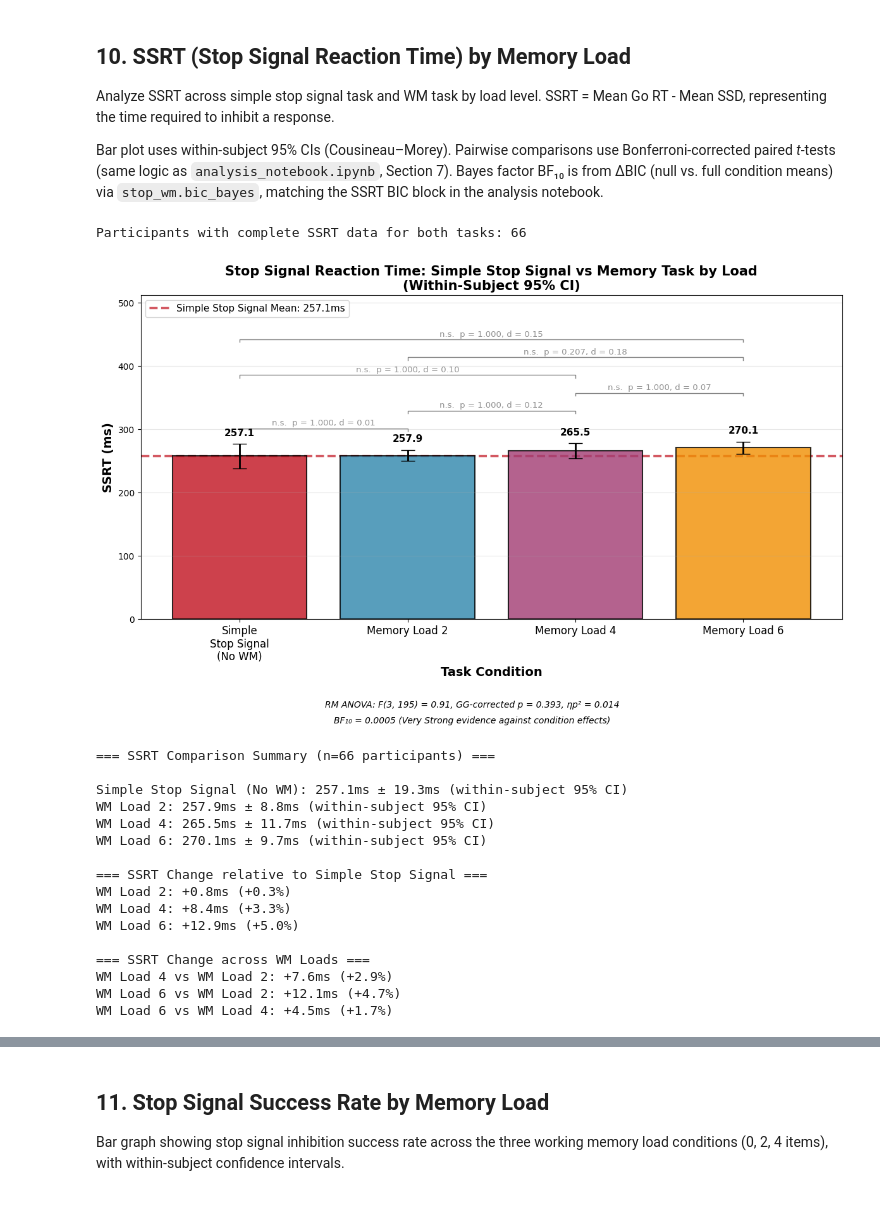
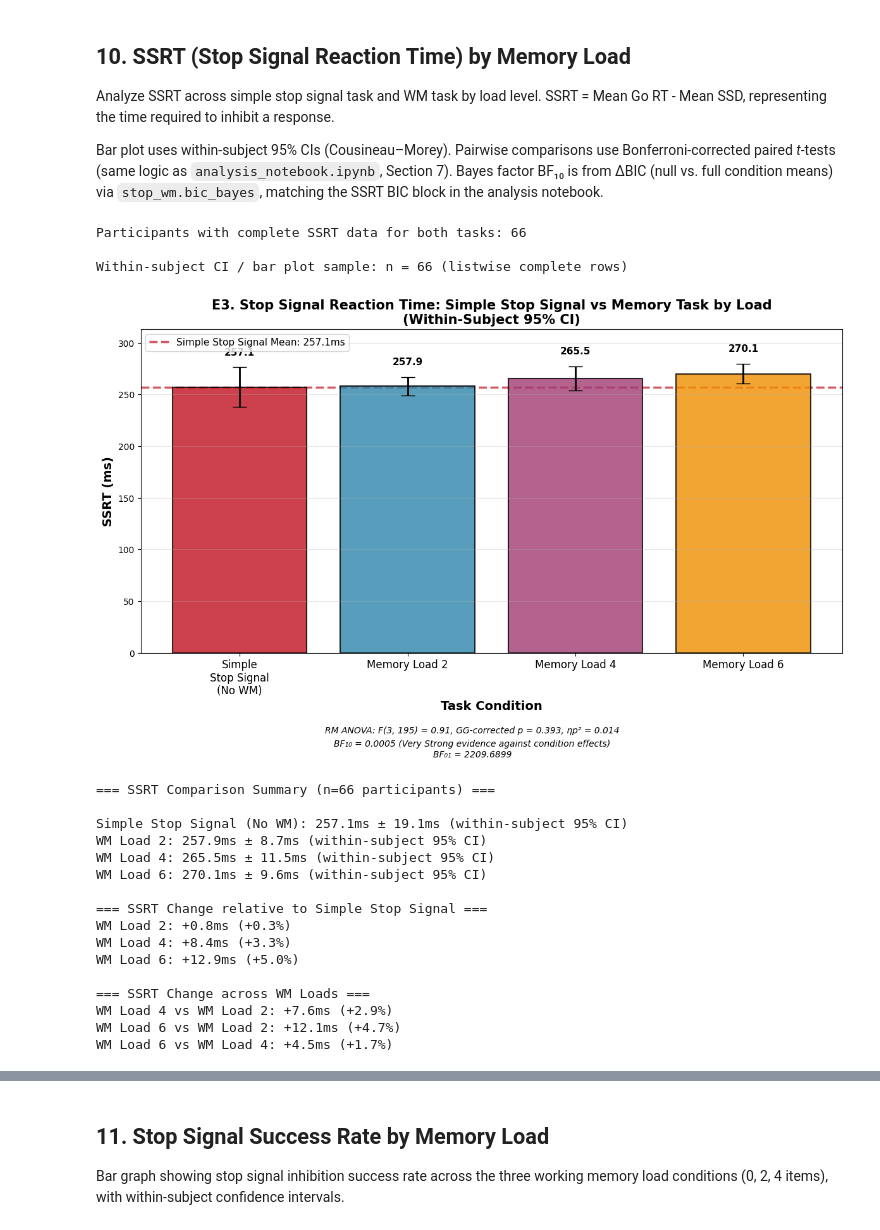
Before and after one commit to lynde-wolf/stop_signal_nested_memory_highload_analysis, a Jupyter notebook: notebooks/visualization_notebook.ipynb, the cells around one changed output, grey strips where cells are left out. Drawn from its saved outputs; the diff is of its cells as text; code cells hidden in the pictures.

```diff
--- a/notebooks/visualization_notebook.ipynb
+++ b/notebooks/visualization_notebook.ipynb
@@ -495,7 +495,7 @@ ax.axhline(y=simple_stop_mean, color='#C1121F', linestyle='--', linewidth=2.5,
 # Formatting
 ax.set_xlabel('Task Condition', fontsize=14, fontweight='bold')
 ax.set_ylabel('Go Trial Accuracy', fontsize=14, fontweight='bold')
-ax.set_title('Go Trial Accuracy: Simple Stop Signal vs Memory Task by Load\n(Within-Subject 95% CI)',
+ax.set_title('E3. Go Trial Accuracy: Simple Stop Signal vs Memory Task by Load\n(Within-Subject 95% CI)',
              fontsize=15, fontweight='bold')
 ax.set_xticks(x_pos)
 ax.set_xticklabels(conditions, fontsize=12)
@@ -875,21 +1183,37 @@ wm_data_filtered = wm_data[wm_data['prolific_id'].isin(common_participants)]
 
 print(f"Participants with complete SSRT data for both tasks: {len(common_participants)}\n")
 
-# Prepare data for within-subject CI calculation
-# Need to align participants and create a matrix with all conditions
-stop_data_filtered = stop_data_filtered.set_index('prolific_id')
-wm_data_filtered = wm_data_filtered.set_index('prolific_id')
+# Prepare data for within-subject CI calculation: one row per participant, explicit inner
+# join on prolific_id. (A dict-of-Series DataFrame uses index union and can introduce NaNs;
+# duplicate subject IDs would mis-pair columns.)
+stop_data_filtered = stop_data_filtered.drop_duplicates(
+    subset=["prolific_id"], keep="first"
+).set_index("prolific_id")
+wm_data_filtered = wm_data_filtered.drop_duplicates(
+    subset=["prolific_id"], keep="first"
+).set_index("prolific_id")
 
-# Create data matrix for within-subject CIs (participants x conditions)
-ssrt_matrix = pd.DataFrame({
-    'Simple_Stop': stop_data_filtered['SSRT'],
-    'WM_Load_2': wm_data_filtered['SSRT_wm2'],
-    'WM_Load_4': wm_data_filtered['SSRT_wm4'],
-    'WM_Load_6': wm_data_filtered['SSRT_wm6']
-})
+ssrt_matrix = (
+    stop_data_filtered[["SSRT"]]
+    .join(
+        wm_data_filtered[["SSRT_wm2", "SSRT_wm4", "SSRT_wm6"]],
+        how="inner",
+    )
+    .rename(
+        columns={
+            "SSRT": "Simple_Stop",
+            "SSRT_wm2": "WM_Load_2",
+            "SSRT_wm4": "WM_Load_4",
+            "SSRT_wm6": "WM_Load_6",
+        }
+    )
+)
+ssrt_matrix = ssrt_matrix.dropna().sort_index()
 
-# Calculate within-subject CIs
-all_cis = np.asarray(calculate_within_subject_ci(ssrt_matrix), dtype=float)
+# Calculate within-subject CIs (half-widths for matplotlib yerr)
+all_cis, n_for_ci = calculate_within_subject_ci(ssrt_matrix, return_n=True)
+all_cis = np.asarray(all_cis, dtype=float)
+print(f"Within-subject CI / bar plot sample: n = {n_for_ci} (listwise complete rows)\n")
 
 # Calculate means for each condition
 all_means = np.array([
@@ -921,11 +1245,14 @@ ax.axhline(y=simple_stop_mean, color='#C1121F', linestyle='--', linewidth=2.5,
 # Formatting
 ax.set_xlabel('Task Condition', fontsize=14, fontweight='bold')
 ax.set_ylabel('SSRT (ms)', fontsize=14, fontweight='bold')
-ax.set_title('Stop Signal Reaction Time: Simple Stop Signal vs Memory Task by Load\n(Within-Subject 95% CI)',
+ax.set_title('E3. Stop Signal Reaction Time: Simple Stop Signal vs Memory Task by Load\n(Within-Subject 95% CI)',
              fontsize=15, fontweight='bold')
 ax.set_xticks(x_pos)
 ax.set_xticklabels(conditions, fontsize=12)
-ax.set_ylim(0, max(all_means) * 1.3)
+# ylim must cover mean + CI or error bars look disproportionately huge / clip
+_upper_data = float(np.max(all_means + all_cis))
+_upper = max(_upper_data, float(np.max(all_means))) * 1.12
+ax.set_ylim(0, _upper)
 ax.grid(True, alpha=0.3, axis='y')
 ax.legend(fontsize=11, loc='upper left')
 
@@ -944,9 +1271,9 @@ df_long_sig = pd.DataFrame({
     'ssrt': np.concatenate([ssrt_matrix.iloc[:, c].values for c in range(4)])
 })
 bar_tops = all_means + all_cis
-annotate_pairwise_bonferroni_brackets(
-    ax, df_long_sig, dv='ssrt', within='condition', subject='subject',
-    x_positions=x_pos, bar_tops=bar_tops, show_nonsignificant=True)
+#annotate_pairwise_bonferroni_brackets(
+#    ax, df_long_sig, dv='ssrt', within='condition', subject='subject',
+#    x_positions=x_pos, bar_tops=bar_tops, show_nonsignificant=True)
 
 # === Omnibus RM ANOVA (matches analysis_notebook: GG p if sphericity violated) ===
 n_subj_rm = len(ssrt_matrix)
@@ -958,7 +1285,7 @@ df_long_rm = pd.DataFrame({
 })
 aov_rm = pg.rm_anova(data=df_long_rm, dv='ssrt', within='condition', subject='subject', detailed=True, correction=True)
 spher_rm = pg.sphericity(data=df_long_rm, dv='ssrt', within='condition', subject='subject')
-p_rm = float(aov_rm['p-GG-corr'].values[0]) if spher_rm.pval < 0.05 else float(aov_rm['p-unc'].values[0])
+p_rm = float(aov_rm['p-GG-corr'].values[0]) if (spher_rm.pval < 0.05 and 'p-GG-corr' in aov_rm.columns) else float(aov_rm['p-unc'].values[0])
 f_rm = float(aov_rm['F'].values[0])
 df1_rm = float(aov_rm['DF'].values[0])
 df2_rm = float(aov_rm['DF'].values[1])
@@ -982,44 +1309,47 @@ grand_mean_bf = np.mean(ssrt_data_bf)
 residuals_null_bf = ssrt_data_bf.flatten() - grand_mean_bf
 bic_null_bf = calculate_bic(residuals_null_bf, 1, n_obs_bf)
 condition_means_bf = np.mean(ssrt_data_bf, axis=0)
 residuals_full_bf = (ssrt_data_bf - condition_means_bf).flatten()
 bic_full_bf = calculate_bic(residuals_full_bf, n_conditions_bf, n_obs_bf)
 delta_bic_bf = bic_null_bf - bic_full_bf
 bf10_val = calculate_bf10(delta_bic_bf)
+bf01_val = calculate_bf01(delta_bic_bf)
 bf10_interp = interpret_bic_delta(delta_bic_bf)
-bf_line = f'BF\u2081\u2080 = {bf10_val:.4f} ({bf10_interp})'
-fig.text(0.5, -0.02, rm_line, ha='center', fontsize=10, style='italic', transform=fig.transFigure)
+bf_line = f'BF\u2081\u2080 = {bf10_val:.4f} ({bf10_interp})\nBF\u2080\u2081 = {bf01_val:.4f}'
+fig.text(0.5, -0.001, rm_line, ha='center', fontsize=10, style='italic', transform=fig.transFigure)
 fig.text(0.5, -0.055, bf_line, ha='center', fontsize=10, style='italic', transform=fig.transFigure)
 
 plt.tight_layout()
 fig.subplots_adjust(bottom=0.18)
 plt.show()
 
-# Print summary statistics
-print(f"\n=== SSRT Comparison Summary (n={len(common_participants)} participants) ===\n")
+# Print summary statistics (n_for_ci matches ssrt_matrix rows and the CIs)
+print(f"\n=== SSRT Comparison Summary (n={n_for_ci} participants) ===\n")
 print(f"Simple Stop Signal (No WM): {all_means[0]:.1f}ms ± {all_cis[0]:.1f}ms (within-subject 95% CI)")
 print(f"WM Load 2: {all_means[1]:.1f}ms ± {all_cis[1]:.1f}ms (within-subject 95% CI)")
 print(f"WM Load 4: {all_means[2]:.1f}ms ± {all_cis[2]:.1f}ms (within-subject 95% CI)")
 print(f"WM Load 6: {all_means[3]:.1f}ms ± {all_cis[3]:.1f}ms (within-subject 95% CI)")
 
 print(f"\n=== SSRT Change relative to Simple Stop Signal ===")
 print(f"WM Load 2: {all_means[1] - simple_stop_mean:+.1f}ms ({(all_means[1] - simple_stop_mean)/simple_stop_mean*100:+.1f}%)")
 print(f"WM Load 4: {all_means[2] - simple_stop_mean:+.1f}ms ({(all_means[2] - simple_stop_mean)/simple_stop_mean*100:+.1f}%)")
 print(f"WM Load 6: {all_means[3] - simple_stop_mean:+.1f}ms ({(all_means[3] - simple_stop_mean)/simple_stop_mean*100:+.1f}%)")
 
 print(f"\n=== SSRT Change across WM Loads ===")
 print(f"WM Load 4 vs WM Load 2: {all_means[2] - all_means[1]:+.1f}ms ({(all_means[2] - all_means[1])/all_means[1]*100:+.1f}%)")
 print(f"WM Load 6 vs WM Load 2: {all_means[3] - all_means[1]:+.1f}ms ({(all_means[3] - all_means[1])/all_means[1]*100:+.1f}%)")
 print(f"WM Load 6 vs WM Load 4: {all_means[3] - all_means[2]:+.1f}ms ({(all_means[3] - all_means[2])/all_means[2]*100:+.1f}%)")
 # %% [output]
 Participants with complete SSRT data for both tasks: 66
+
+Within-subject CI / bar plot sample: n = 66 (listwise complete rows)
-[figure, old version]
+[figure, new version]
 === SSRT Comparison Summary (n=66 participants) ===
 
-Simple Stop Signal (No WM): 257.1ms ± 19.3ms (within-subject 95% CI)
-WM Load 2: 257.9ms ± 8.8ms (within-subject 95% CI)
-WM Load 4: 265.5ms ± 11.7ms (within-subject 95% CI)
-WM Load 6: 270.1ms ± 9.7ms (within-subject 95% CI)
+Simple Stop Signal (No WM): 257.1ms ± 19.1ms (within-subject 95% CI)
+WM Load 2: 257.9ms ± 8.7ms (within-subject 95% CI)
+WM Load 4: 265.5ms ± 11.5ms (within-subject 95% CI)
+WM Load 6: 270.1ms ± 9.6ms (within-subject 95% CI)
 
 === SSRT Change relative to Simple Stop Signal ===
 WM Load 2: +0.8ms (+0.3%)
```
Also changed, not shown: parts of 42 cells of this notebook, 8 other files.
